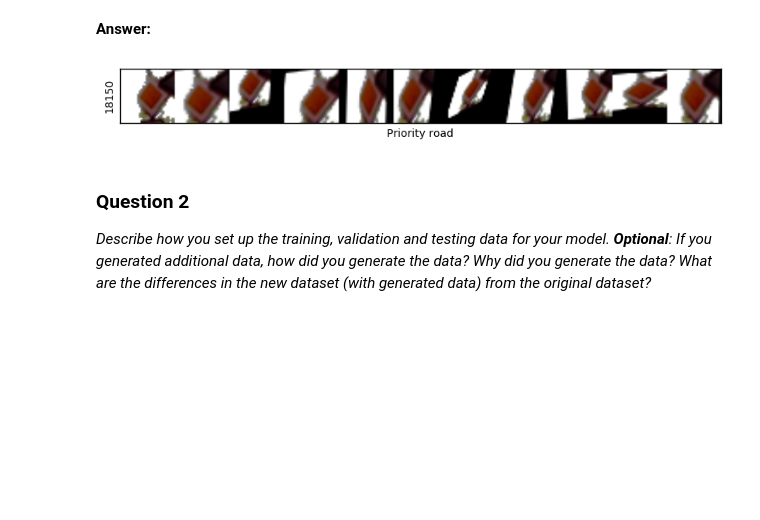
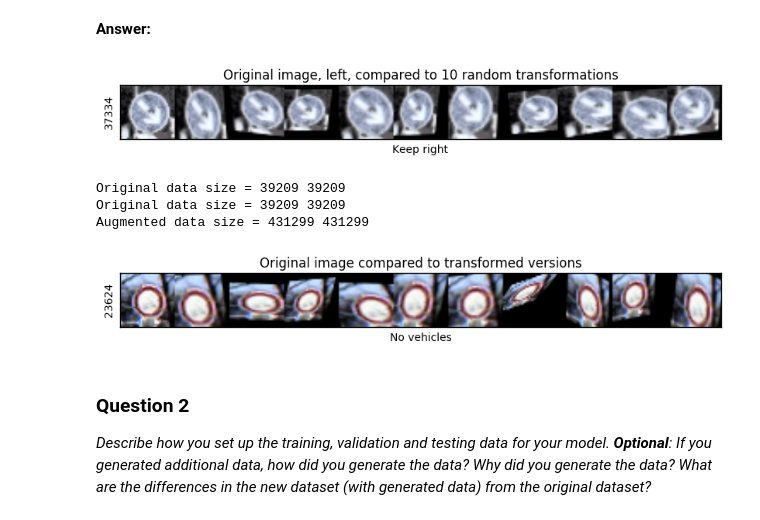
Before and after one commit to racersmith/Traffic-Sign-Classification, a Jupyter notebook: Traffic_Sign_Classifier.ipynb, the cells around one changed output. Drawn from its saved outputs; the diff is of its cells as text; code cells hidden in the pictures; blank space fills up the shorter version.

Commit message:
add data augmentation with random transform

```diff
--- a/Traffic_Sign_Classifier.ipynb
+++ b/Traffic_Sign_Classifier.ipynb
@@ -260,38 +261,89 @@ _Describe how you preprocessed the data. Why did you choose that technique?_
 def random_transform(image, transform_limit):
     rows,cols,ch = image.shape
 
     pts1 = np.float32([[0,0], [0,cols], [rows,0]])
 
     rand_pts = [random.randrange(-transform_limit, transform_limit) for i in range(6)]
     pts2 = np.float32([
             [rand_pts[0], rand_pts[1]],
             [rand_pts[2], cols - rand_pts[3]],
             [rows - rand_pts[4], rand_pts[5]]])
 
     M = cv2.getAffineTransform(pts1,pts2)
-    return cv2.warpAffine(img,M,(cols,rows))
+    return cv2.warpAffine(image, M, (cols,rows))
 
+
+# examine the results of the random_transform function
 index = random.randint(0, len(X))
 img = X[index].squeeze()
-dst = img
+test_transformation = img
 for i in range(10):
-    dst = np.hstack((dst, random_transform(img, 8)))
+    test_transformation = np.hstack((test_transformation, random_transform(img, 6)))
 plt.figure(figsize=(10,3))
 plt.xlabel(human_readable_label[y[index]])
 plt.ylabel(index)
+plt.title("Original image, left, compared to 10 random transformations")
 plt.tick_params(
     axis='both',
     which='both',
     bottom='off',
     top='off',
     left='off',
     right='off',
     labelleft='off',
     labelbottom='off')
-plt.imshow(dst)
+plt.imshow(test_transformation)
 plt.show()
 # %% [output]
-[figure, old version]
+[figure, new version]
+# %%
+# Augment the training data using random transform
+
+augment_count = 10
+X_augmented = X
+y_augmented = y
+
+print("Original data size =", len(X), len(y))
+
+for i in range(augment_count):
+    # generate batch of new images
+    X_batch = [random_transform(img, 8) for img in X]
+    y_batch = y
+    X_augmented = np.concatenate((X_augmented, X_batch), axis=0)
+    y_augmented = np.concatenate((y_augmented, y_batch), axis=0)
+
+print("Original data size =", len(X), len(y))
+print("Augmented data size =", len(X_augmented), len(y_augmented))
+# %% [output]
+Original data size = 39209 39209
+Original data size = 39209 39209
+Augmented data size = 431299 431299
+# %%
+# examine the results of the random_transform function
+index = random.randint(0, len(X))
+img = X[index].squeeze()
+test_transformation = img
+for i in range(augment_count):
+    transformed_image = X_augmented[(i+1)*len(X)+index]
+    test_transformation = np.hstack((test_transformation, transformed_image))
+    assert (y[index] == y_augmented[(i+1)*len(X)+index]), "Labels do not match!"
+plt.figure(figsize=(10,3))
+plt.xlabel(human_readable_label[y_augmented[(augment_count)*len(X)+index]])
+plt.ylabel(index)
+plt.title("Original image compared to transformed versions")
+plt.tick_params(
+    axis='both',
+    which='both',
+    bottom='off',
+    top='off',
+    left='off',
+    right='off',
+    labelleft='off',
+    labelbottom='off')
+plt.imshow(test_transformation)
+plt.show()
+# %% [output]
+[figure, added]
 # %%
 from sklearn.model_selection import train_test_split
 
```
Also changed, not shown: parts of 3 cells of this notebook.
